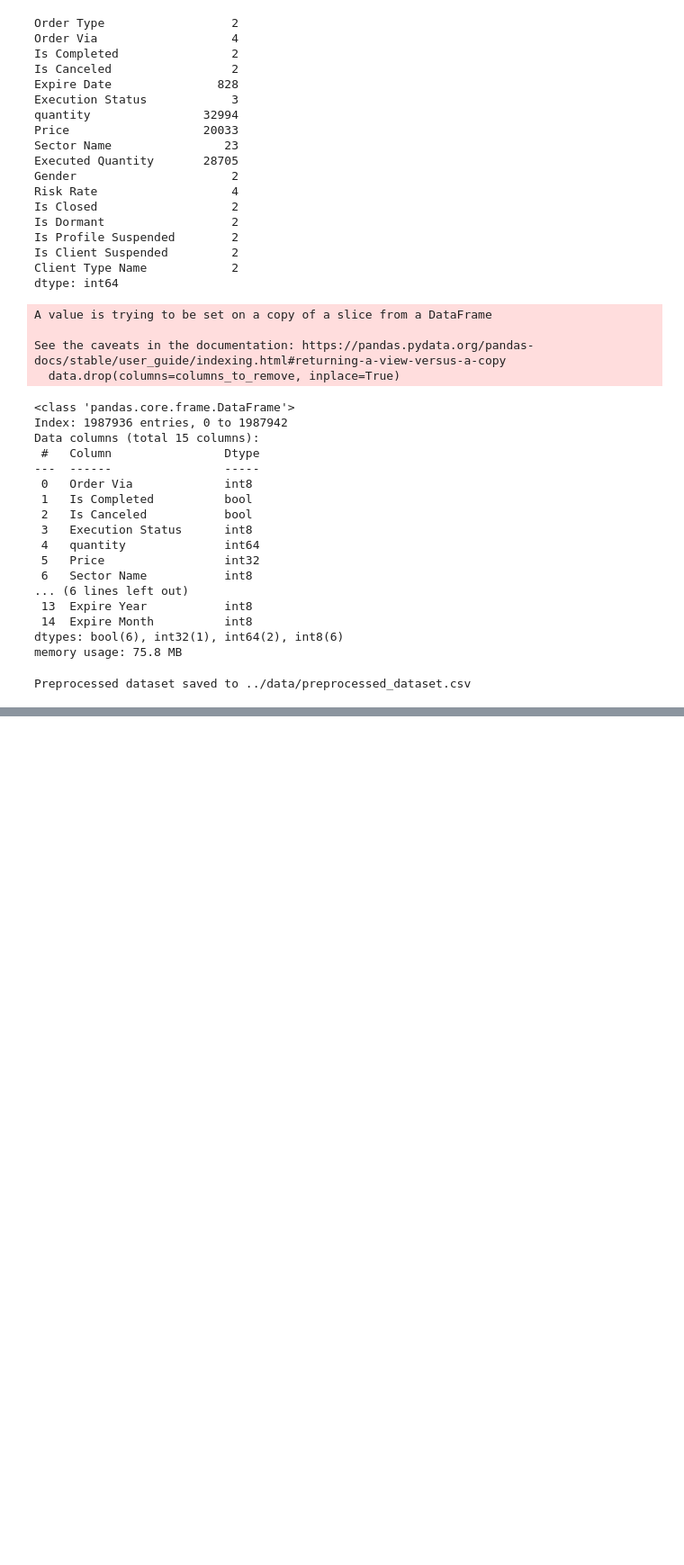
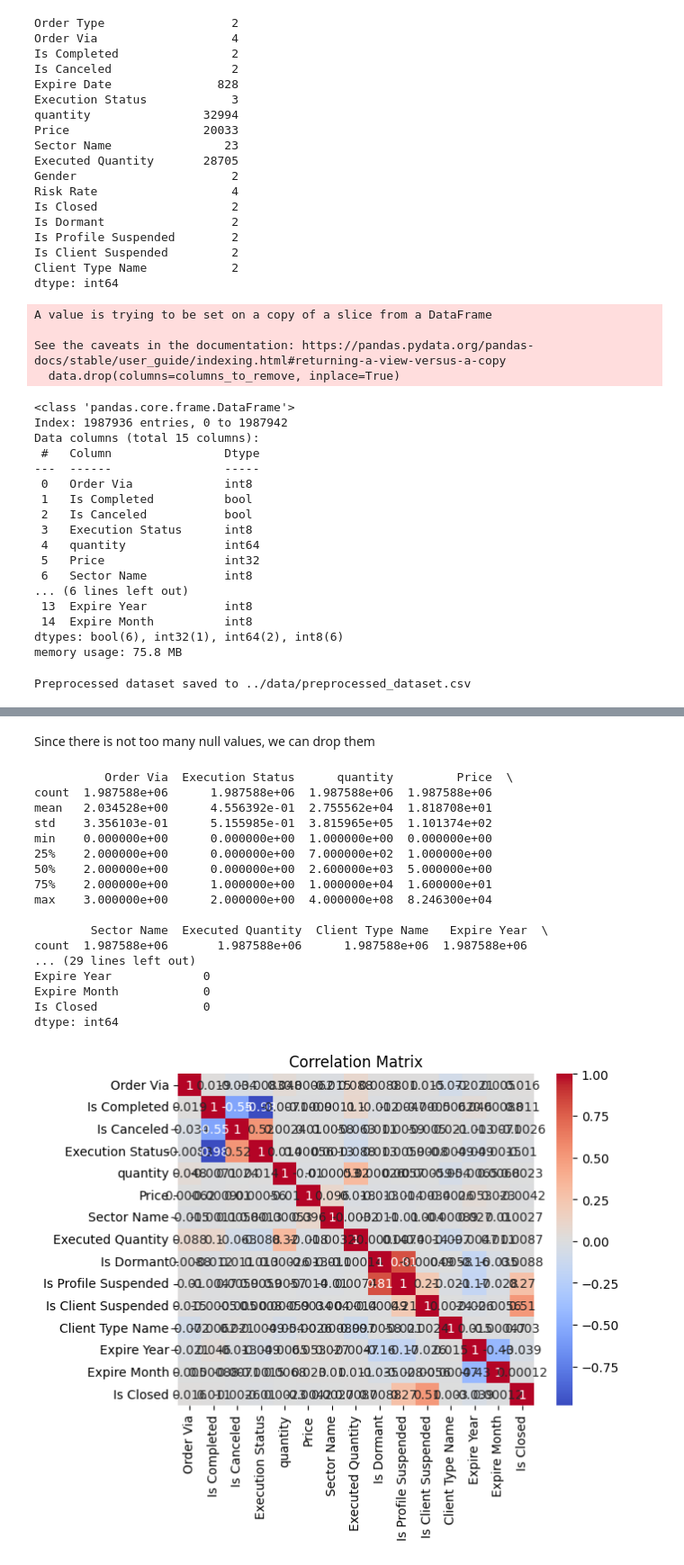
Before and after one commit to MohamedEbrahem1/EFG-SU-Competition, a Jupyter notebook: notebooks/preprocessing.ipynb, the cells around one changed output, grey strips where cells are left out. Shown at 90% size. Drawn from its saved outputs; the diff is of its cells as text; code cells hidden in the pictures; blank space fills up the shorter version.

```diff
--- a/notebooks/preprocessing.ipynb
+++ b/notebooks/preprocessing.ipynb
@@ -277,0 +323,58 @@ Preprocessed dataset saved to ../data/preprocessed_dataset.csv
+# %% [markdown]
+Since there is not too many null values, we can drop them
+# %%
+def load_dataset(file_path):
+    """Load the dataset from a CSV file."""
+    return pd.read_csv(file_path)
+
+
+def perform_eda(data):
+    """Perform exploratory data analysis (EDA)."""
+    # Basic statistics for numerical features
+    print(data.describe())
+
+    # Check for missing values
+    print(data.isnull().sum())
+
+    # Visualize distributions of numerical features
+    # sns.pairplot(data)
+    # plt.title("Pairplot")
+    # plt.show()
+
+    # Visualize correlation matrix
+    corr_matrix = data.corr()
+    sns.heatmap(corr_matrix, annot=True, cmap="coolwarm")
+    plt.title("Correlation Matrix")
+    plt.show()
+
+
+def feature_engineering(data):
+    """Perform feature engineering on the dataset."""
+
+
+    return data
+
+
+# Example usage:
+perform_eda(df)
+df = feature_engineering(df)
+# Now you can continue with your analysis using the modified dataset
+# %% [output]
+          Order Via  Execution Status      quantity         Price  \
+count  1.987588e+06      1.987588e+06  1.987588e+06  1.987588e+06
+mean   2.034528e+00      4.556392e-01  2.755562e+04  1.818708e+01
+std    3.356103e-01      5.155985e-01  3.815965e+05  1.101374e+02
+min    0.000000e+00      0.000000e+00  1.000000e+00  0.000000e+00
+25%    2.000000e+00      0.000000e+00  7.000000e+02  1.000000e+00
+50%    2.000000e+00      0.000000e+00  2.600000e+03  5.000000e+00
+75%    2.000000e+00      1.000000e+00  1.000000e+04  1.600000e+01
+max    3.000000e+00      2.000000e+00  4.000000e+08  8.246300e+04
+
+        Sector Name  Executed Quantity  Client Type Name   Expire Year  \
+count  1.987588e+06       1.987588e+06      1.987588e+06  1.987588e+06
+... (29 lines left out)
+Expire Year             0
+Expire Month            0
+Is Closed               0
+dtype: int64
+[figure, added]
```
Also changed, not shown: parts of 22 cells of this notebook.
